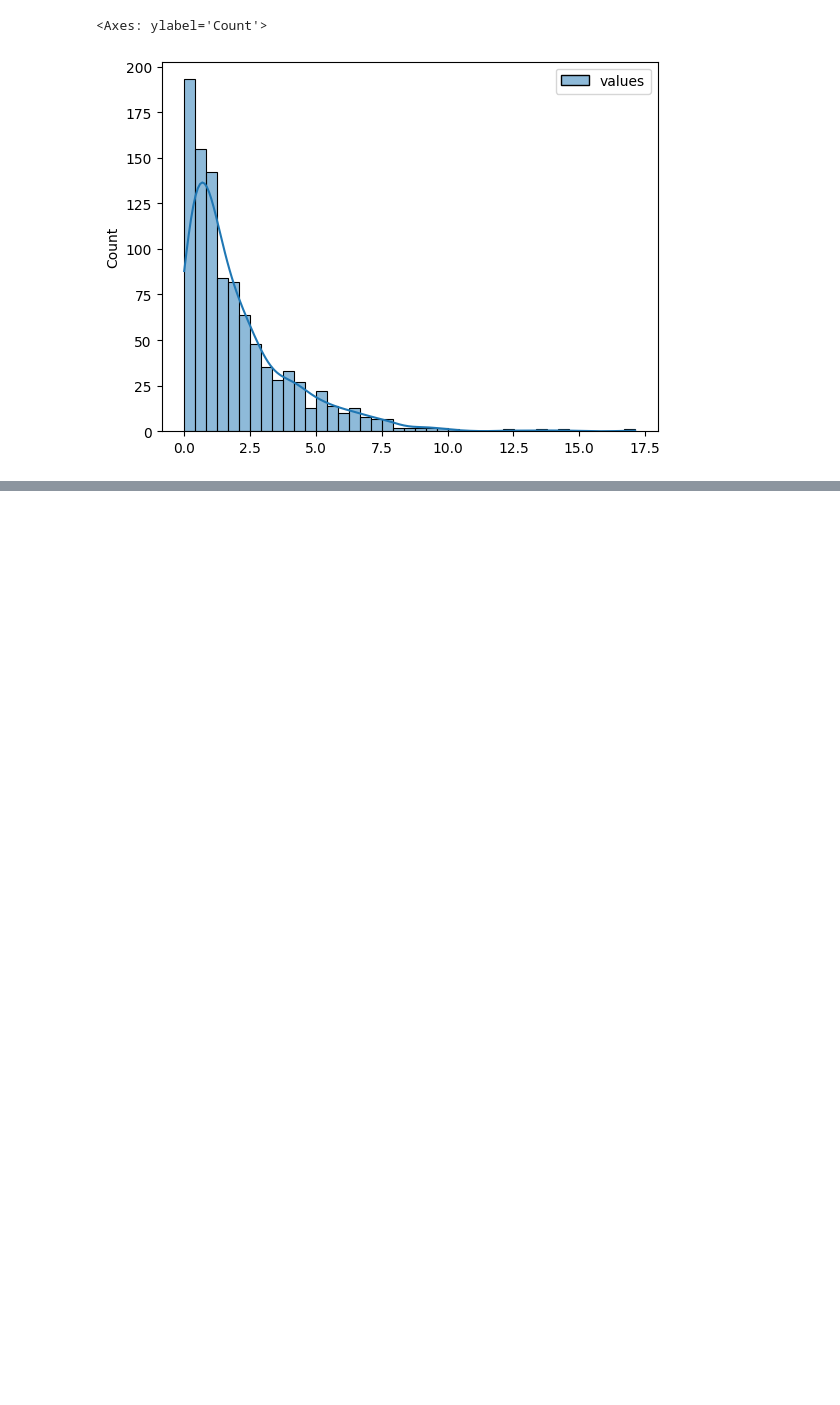
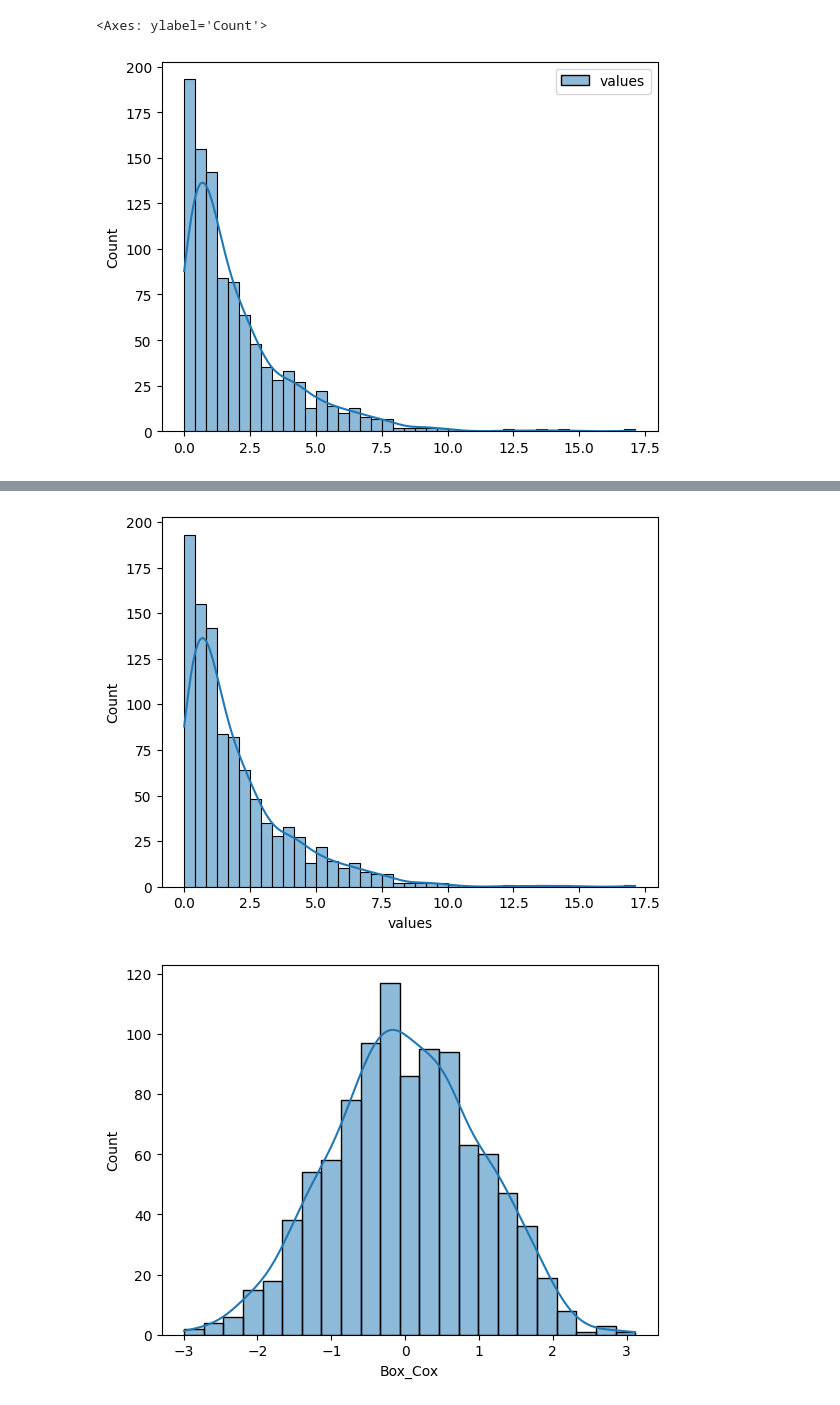
Before and after one commit to shahahmad-dev/machine_learnig, a Jupyter notebook: 06_scaling.ipynb, the cells around one changed output, grey strips where cells are left out. Drawn from its saved outputs; the diff is of its cells as text; code cells hidden in the pictures; blank space fills up the shorter version.

```diff
--- a/06_scaling.ipynb
+++ b/06_scaling.ipynb
@@ -150,0 +157,7 @@ df.head()
+# %%
+for col in df.columns:
+    sns.histplot(df[col], kde=True)
+    plt.show()
+# %% [output]
+[figure, added]
+[figure, added]
```
Also changed, not shown: parts of 3 cells of this notebook.
